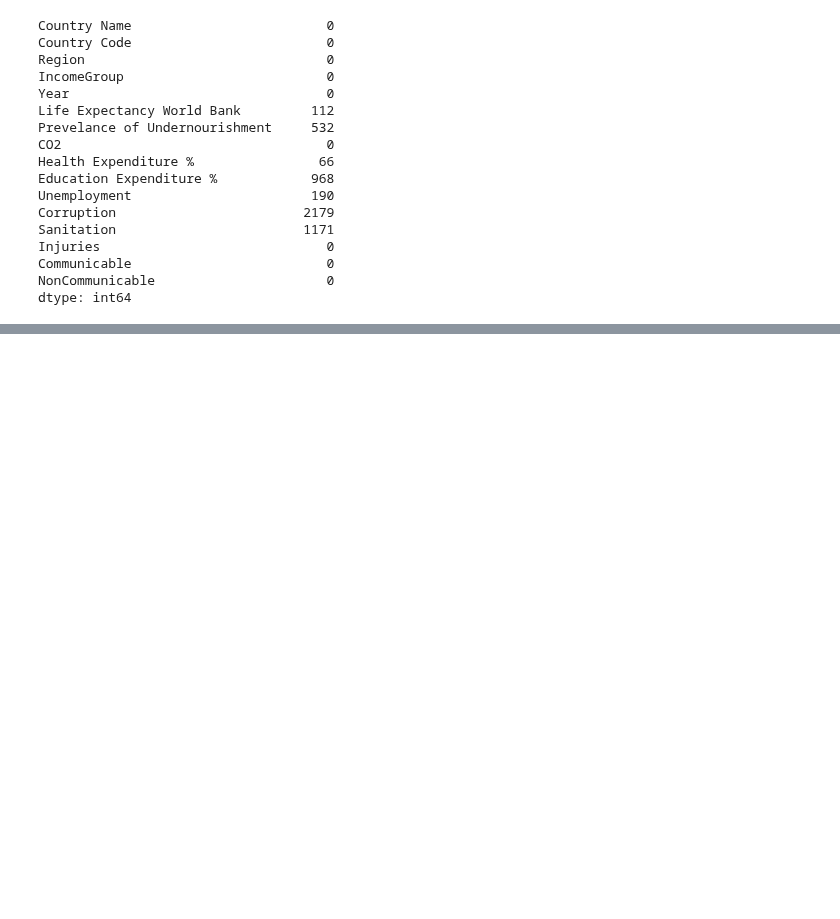
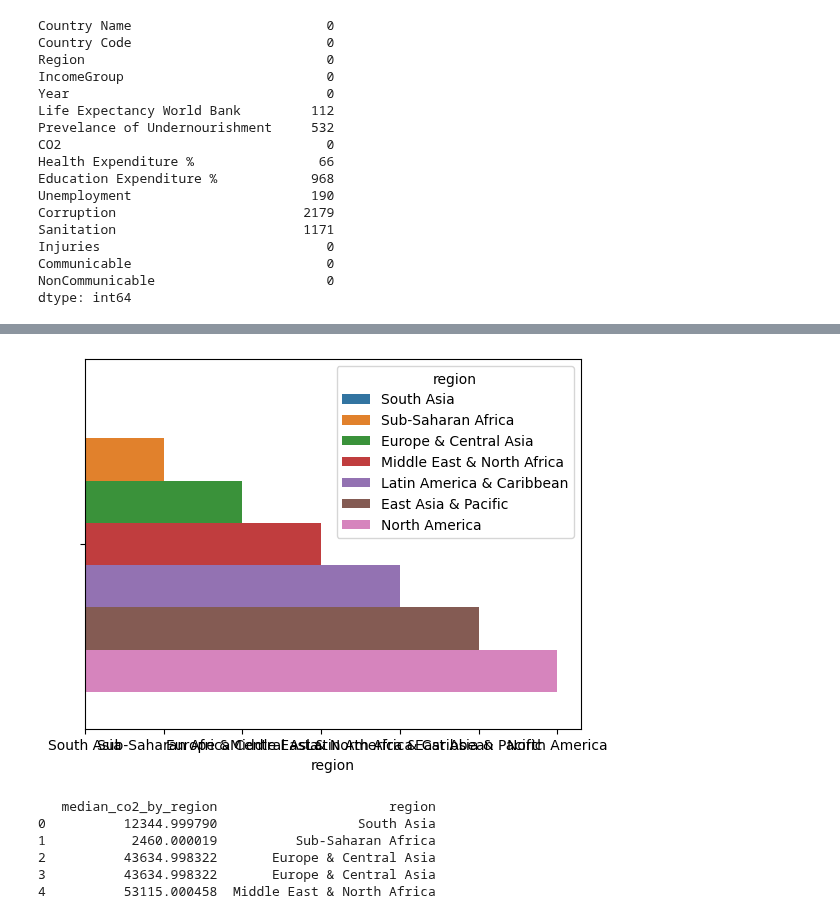
Before and after one commit to HABUDANHAYABK/Associate-Data-Scientist-in-Python, a Jupyter notebook: Exploratory_Data_Analysis_in_Python/working_with_numeric_data.ipynb, the cells around one changed output, grey strips where cells are left out. Saved outputs shown, nothing was run; the diff lists cells and outputs as text; code cells hidden in the pictures; blank space fills up the shorter version.

```diff
--- a/Exploratory_Data_Analysis_in_Python/working_with_numeric_data.ipynb
+++ b/Exploratory_Data_Analysis_in_Python/working_with_numeric_data.ipynb
@@ -130,0 +149,3 @@ print()
+# %%
+life_expentancy.columns = life_expentancy.columns.map(lambda x: x.lower())
+print(life_expentancy.head())
@@ -130,0 +170,3 @@ print()
+# %%
+life_expentancy.columns = life_expentancy.columns.str.replace(' ', '_')
+print(life_expentancy.columns)
@@ -130,0 +192,8 @@ print()
+# %%
+sns.barplot(data = life_expentancy,
+            x = 'region',
+            hue = 'region')
+
+plt.show()
+# %% [output]
+[figure, added]
@@ -130,0 +202,9 @@ print()
+# %%
+print(life_expentancy[['median_co2_by_region', 'region']].head())
+# %% [output]
+   median_co2_by_region                      region
+0          12344.999790                  South Asia
+1           2460.000019          Sub-Saharan Africa
+2          43634.998322       Europe & Central Asia
+3          43634.998322       Europe & Central Asia
+4          53115.000458  Middle East & North Africa
```
Also changed, not shown: parts of 12 cells of this notebook.
